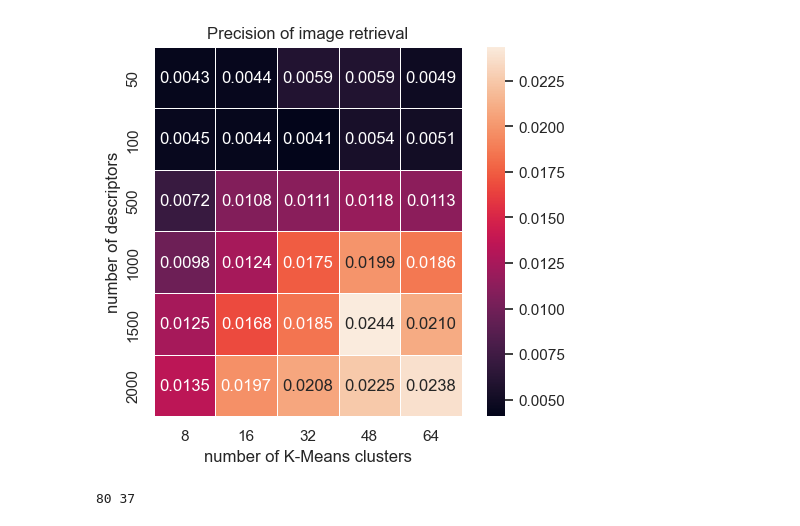
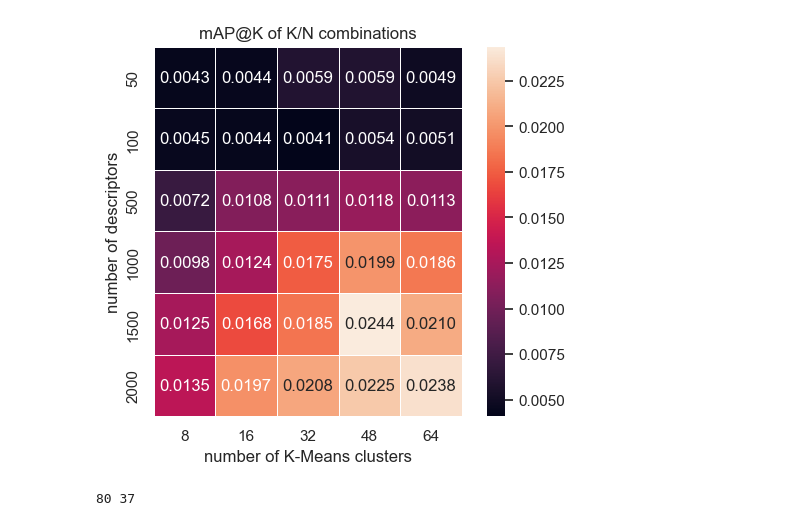
Before and after one commit to timovdk/fir-project, a Jupyter notebook: image-retrieval.ipynb, the cells around one changed output. Saved outputs shown, nothing was run; the diff lists cells and outputs as text; code cells hidden in the pictures.

Commit message:
Update plot title

```diff
--- a/image-retrieval.ipynb
+++ b/image-retrieval.ipynb
@@ -307,29 +307,29 @@ for n in tqdm(ns):
 # %%
 import numpy as np
 import matplotlib.pyplot as plt
 import seaborn as sns
 import matplotlib.pyplot as plt
 from matplotlib.patches import Rectangle
 
 y = ['50', '100', '500', '1000', '1500', '2000']
 x = ['8', '16', '32', '48', '64']
 precisions = np.array([[0.004338319160997733, 0.004433845427059712, 0.00594662037037037, 0.005886552658100277, 0.0048557936507936505],
 [0.004486001511715797, 0.004393170194003528, 0.004088875661375661, 0.005360820105820106, 0.005069287603930462],
 [0.007177804232804232, 0.010812219702695892, 0.01112324074074074, 0.011753805744520032, 0.011280767195767195],
 [0.009786005291005291, 0.012425674603174602, 0.01747789241622575, 0.01985977796674225, 0.01859790973796926],
 [0.012473655517762661, 0.016757981859410433, 0.01847137566137566, 0.024371046863189718, 0.021034055177626604],
 [0.013487453703703703, 0.019706296296296298, 0.0207886079617032, 0.022520767195767198, 0.023767503149407912]])
 
 sns.set()
 colors = ['mediumaquamarine', 'lightcoral']
 ax = sns.heatmap(precisions, xticklabels=x, yticklabels=y, linewidth=0.5, linecolor="white", square=True, cbar=True, annot=True, fmt=".4f")
 
-ax.set_title("Precision of image retrieval")
+ax.set_title("mAP@K of K/N combinations")
 ax.set_ylabel("number of descriptors")
 ax.set_xlabel("number of K-Means clusters")
 plt.show()
 # %% [output]
-[figure, old version]
+[figure, new version]
 # %%
 import numpy as np
 
```
Also changed, not shown: 1 other file.
